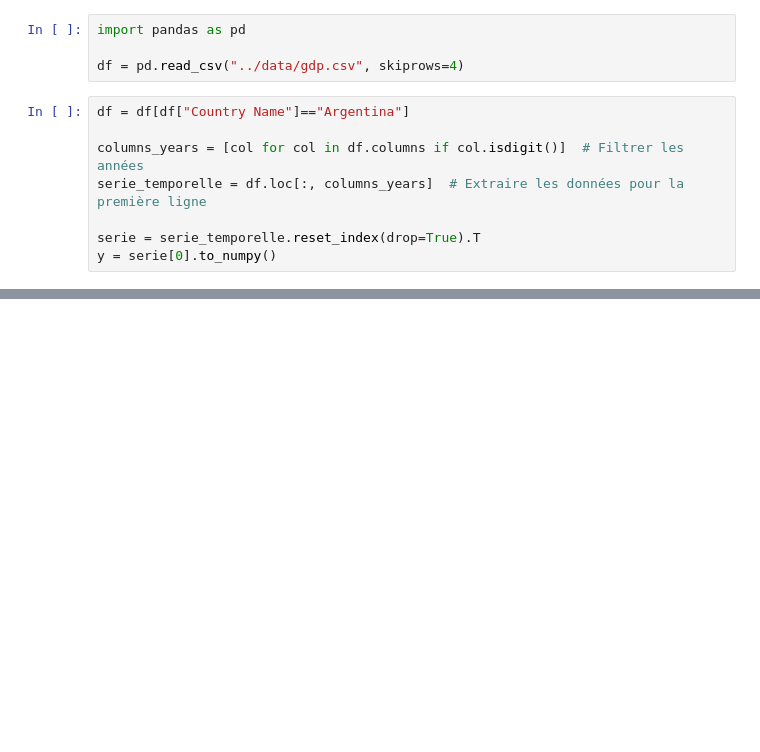
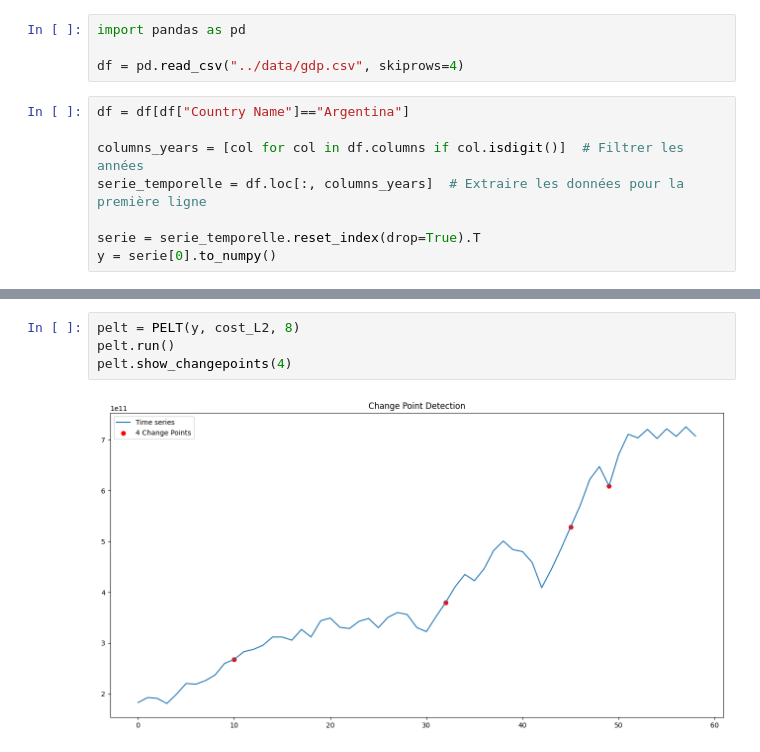
Before and after one commit to QMoayedpour/CPD_MVA, a Jupyter notebook: ntbk/synth_data.ipynb, the cells around one changed output, grey strips where cells are left out. Cells and saved outputs as stored; diff of their text form; blank space fills up the shorter version.

```diff
--- a/ntbk/synth_data.ipynb
+++ b/ntbk/synth_data.ipynb
@@ -50,0 +58,6 @@ output[1:]
+# %%
+pelt = PELT(y, cost_L2, 8)
+pelt.run()
+pelt.show_changepoints(4)
+# %% [output]
+[figure, added]
```
Also changed, not shown: parts of 6 cells of this notebook, 1 other file.
